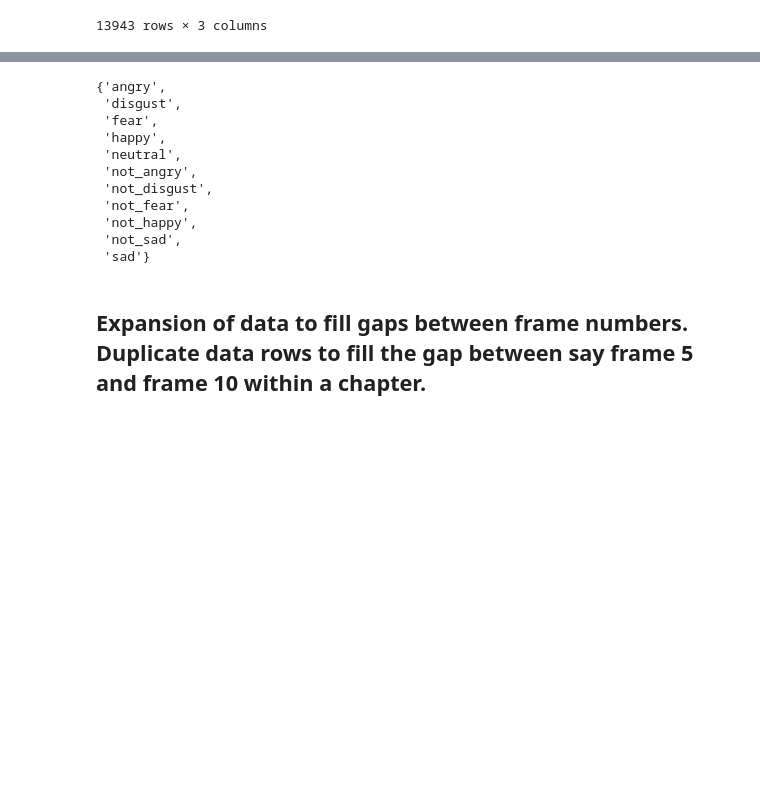
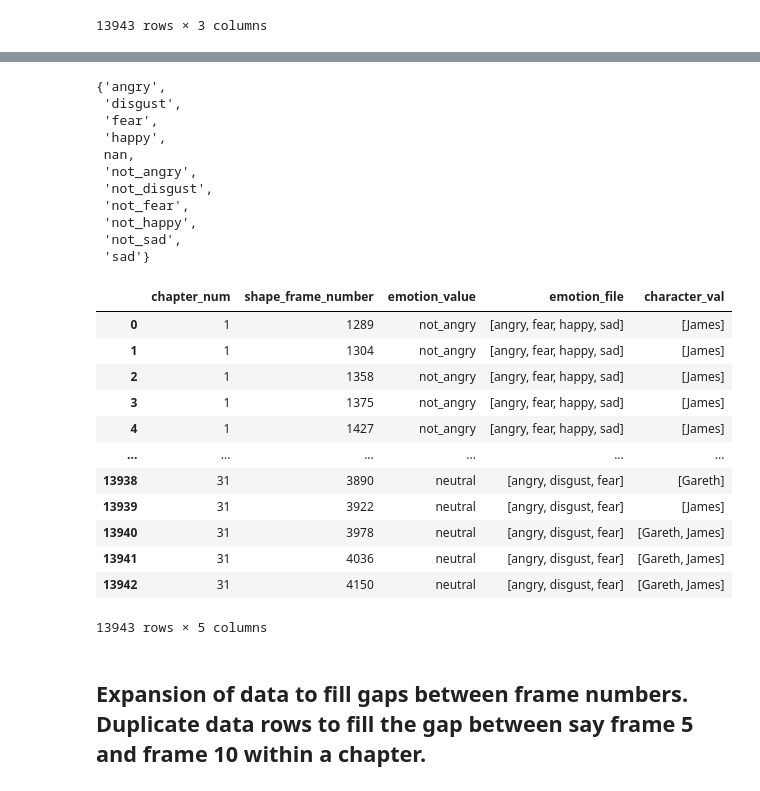
Before and after one commit to SteinwayThor/eeg-features-movies, a Jupyter notebook: EDA_and_Data_Extraction.ipynb, the cells around one changed output, grey strips where cells are left out. Drawn from its saved outputs; the diff is of its cells as text; code cells hidden in the pictures; blank space fills up the shorter version.

```diff
--- a/EDA_and_Data_Extraction.ipynb
+++ b/EDA_and_Data_Extraction.ipynb
@@ -814,4 +806,9 @@ frame_level
 13943 rows × 5 columns
+# %%
+frame_level['emotion_value'] = frame_level['emotion_value'].apply(lambda x: x if x!=[] else np.nan)
+# %%
+frame_level['emotion_value'] = frame_level.groupby(['chapter_num'])['emotion_value'].ffill()
+frame_level['emotion_value'] = frame_level.groupby(['chapter_num'])['emotion_value'].bfill()
 # %%
 set(frame_level.emotion_value)
 # %% [output]
@@ -819,13 +816,30 @@ set(frame_level.emotion_value)
  'disgust',
  'fear',
  'happy',
- 'neutral',
+ nan,
  'not_angry',
  'not_disgust',
  'not_fear',
  'not_happy',
  'not_sad',
  'sad'}
+# %%
+frame_level['emotion_value'].fillna('neutral', inplace=True)
+frame_level
+# %% [output]
+|  | chapter_num | shape_frame_number | emotion_value | emotion_file | character_val |
+| 0 | 1 | 1289 | not_angry | [angry, fear, happy, sad] | [James] |
+| 1 | 1 | 1304 | not_angry | [angry, fear, happy, sad] | [James] |
+| 2 | 1 | 1358 | not_angry | [angry, fear, happy, sad] | [James] |
+| 3 | 1 | 1375 | not_angry | [angry, fear, happy, sad] | [James] |
+| 4 | 1 | 1427 | not_angry | [angry, fear, happy, sad] | [James] |
+| ... | ... | ... | ... | ... | ... |
+| 13938 | 31 | 3890 | neutral | [angry, disgust, fear] | [Gareth] |
+| 13939 | 31 | 3922 | neutral | [angry, disgust, fear] | [James] |
+| 13940 | 31 | 3978 | neutral | [angry, disgust, fear] | [Gareth, James] |
+| 13941 | 31 | 4036 | neutral | [angry, disgust, fear] | [Gareth, James] |
+| 13942 | 31 | 4150 | neutral | [angry, disgust, fear] | [Gareth, James] |
+13943 rows × 5 columns
 # %%
 frame_level.to_csv('/content/drive/MyDrive/Movie Data/combined_json.csv', index=False)
 # %% [markdown]
```
Also changed, not shown: parts of 8 cells of this notebook.
